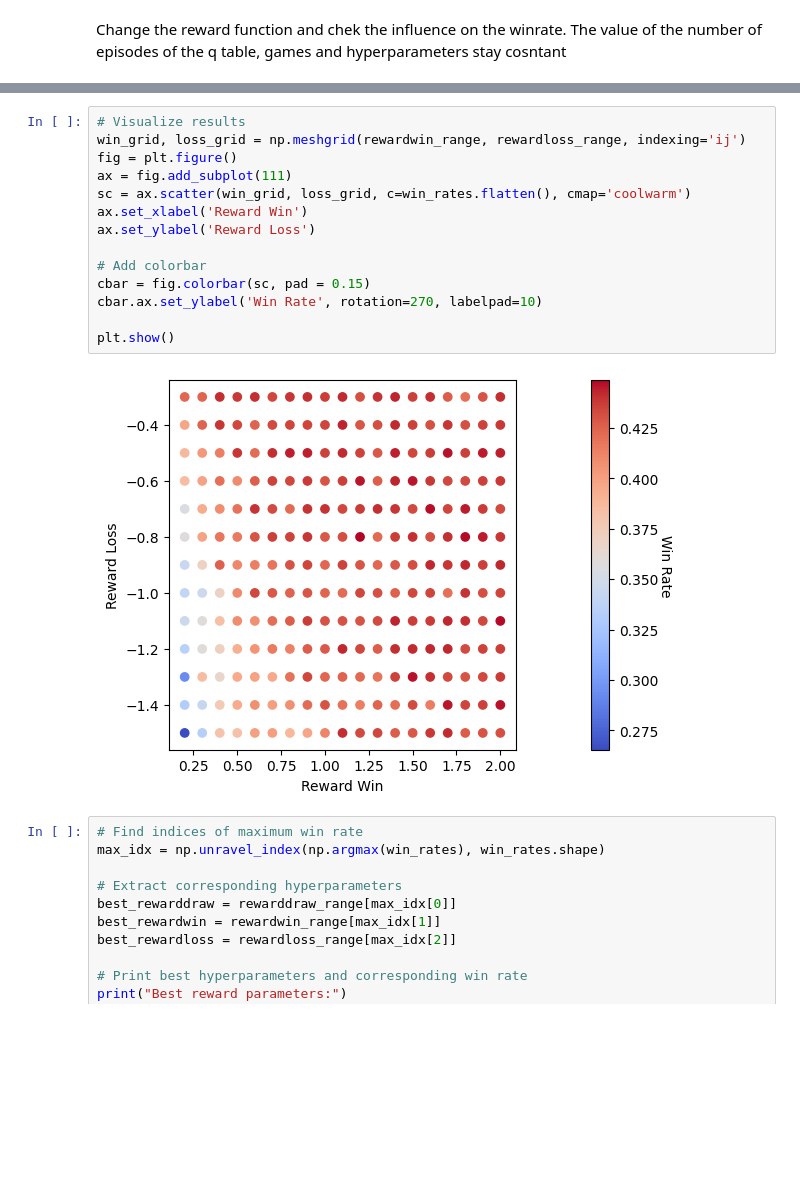
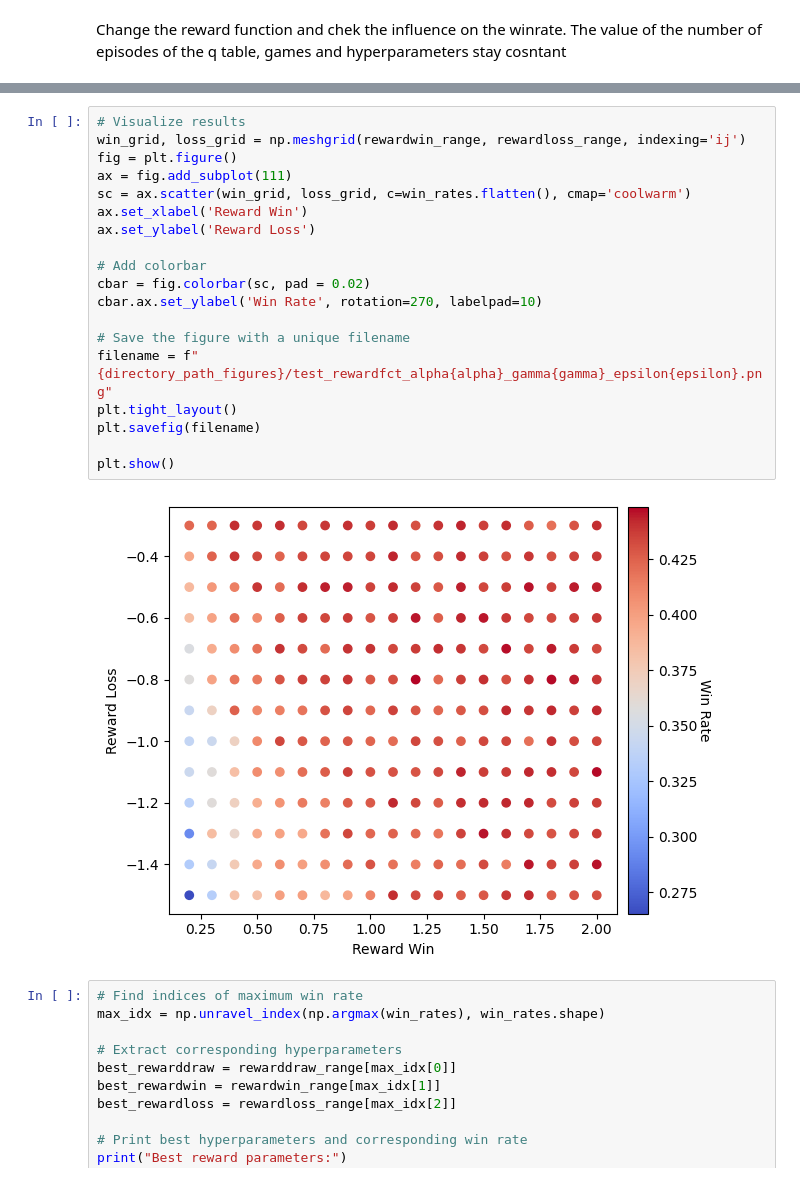
Before and after one commit to 174polol/DS425-Blackjack, a Jupyter notebook: src/Test_params.ipynb, the cells around one changed output, grey strips where cells are left out. Drawn from its saved outputs; the diff is of its cells as text; blank space fills up the shorter version.

```diff
--- a/src/Test_params.ipynb
+++ b/src/Test_params.ipynb
@@ -134,19 +133,24 @@ KeyboardInterrupt:
 # %%
 # Visualize results
 win_grid, loss_grid = np.meshgrid(rewardwin_range, rewardloss_range, indexing='ij')
 fig = plt.figure()
 ax = fig.add_subplot(111)
 sc = ax.scatter(win_grid, loss_grid, c=win_rates.flatten(), cmap='coolwarm')
 ax.set_xlabel('Reward Win')
 ax.set_ylabel('Reward Loss')
 
 # Add colorbar
-cbar = fig.colorbar(sc, pad = 0.15)
+cbar = fig.colorbar(sc, pad = 0.02)
 cbar.ax.set_ylabel('Win Rate', rotation=270, labelpad=10)
 
+# Save the figure with a unique filename
+filename = f"{directory_path_figures}/test_rewardfct_alpha{alpha}_gamma{gamma}_epsilon{epsilon}.png"
+plt.tight_layout()
+plt.savefig(filename)
+
 plt.show()
 # %% [output]
-[figure, old version]
+[figure, new version]
 # %%
 # Find indices of maximum win rate
 max_idx = np.unravel_index(np.argmax(win_rates), win_rates.shape)
```
Also changed, not shown: parts of 3 cells of this notebook, 23 other files.
